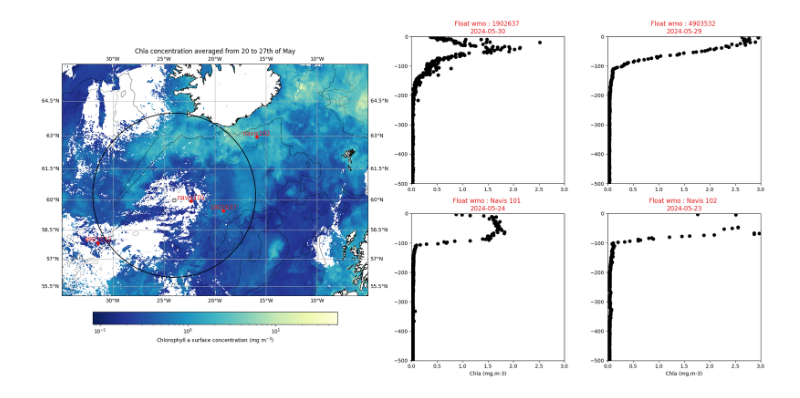
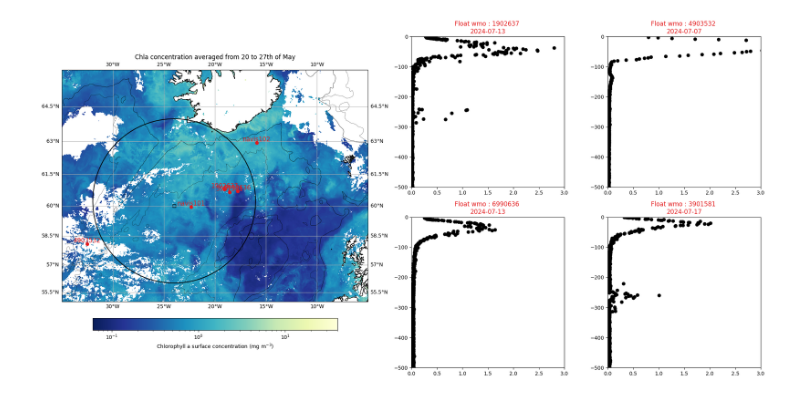
Before and after one commit to NOC-OBG-Autonomy/biocarbon_nrt_data_viz, a Jupyter notebook: Plotting_tools/sytnthetic_plots.ipynb, the cells around one changed output. Drawn from its saved outputs; the diff is of its cells as text; code cells hidden in the pictures.

Commit message:
some plotting work

```diff
--- a/Plotting_tools/sytnthetic_plots.ipynb
+++ b/Plotting_tools/sytnthetic_plots.ipynb
@@ -65,7 +78,7 @@ satellite_dir = os.path.join(data_dir, 'satellite')
 output_dir = os.path.join(parent_dir, 'Output/sat_plot')
 
 #Products come from satellite_data_download.ipynb
-chla_data = xr.open_dataset(os.path.join(satellite_dir, 'CMEMS_Iceland_Basin_CHLA_April-May2024.nc'))
+chla_data = xr.open_dataset(os.path.join(satellite_dir, 'CMEMS_Iceland_Basin_CHLA_April-July2024.nc'))
 #current_data = xr.open_dataset(os.path.join(satellite_dir, 'CMEMS_Iceland_Basin_SSH_April-May2024.nc'))
 
 #Chla colorbar
@@ -100,11 +113,19 @@ plot_4903532 = full_table[full_table['float'] == "4903532"]
 date_4903532 = plot_4903532['JULD'].unique()
 date_4903532_str = date_4903532[0].strftime("%Y-%m-%d")
 
-plot_101 = full_table[full_table['float'] == 'navis101']
-date_101 = plot_101['JULD'].unique()[0][0:10]
+plot_6990636 = full_table[full_table['float'] == "6990636"]
+date_6990636 = plot_6990636['JULD'].unique()
+date_6990636_str = date_6990636[0].strftime("%Y-%m-%d")
 
-plot_102 = full_table[full_table['float'] == 'navis102']
-date_102 = plot_102['JULD'].unique()[0][0:10]
+plot_3901581 = full_table[full_table['float'] == "3901581"]
+date_3901581 = plot_3901581['JULD'].unique()
+date_3901581_str = date_3901581[0].strftime("%Y-%m-%d")
+
+#plot_101 = full_table[full_table['float'] == 'navis101']
+#date_101 = plot_101['JULD'].unique()[0][0:10]
+
+#plot_102 = full_table[full_table['float'] == 'navis102']
+#date_102 = plot_102['JULD'].unique()[0][0:10]
 # %%
 float_colors = {"1902637": "#e41a1c", "4903532": "#4daf4a", "navis101": "#ff7f00", "navis102": "#b15928"}
 
@@ -148,39 +169,49 @@ ax1.set_rasterized(True)
 ax1.set_title('Chla concentration averaged from 20 to 27th of May')
 
 # Add the smaller subplots on the right side
 ax2 = fig.add_subplot(gs[0, 1])
 ax3 = fig.add_subplot(gs[0, 2])
 ax4 = fig.add_subplot(gs[1, 1])
 ax5 = fig.add_subplot(gs[1, 2])
 
 sc2 = ax2.scatter(plot_1902637["CHLA"], - (plot_1902637['PRES']), c = 'black')
 ax2.set_xlim(0, 3)
 ax2.set_ylim(-500, 0)
 ax2.set_title('Float wmo : 1902637 \n' + date_1902637_str, color = "#e41a1c")
 
 sc3 = ax3.scatter(plot_4903532["CHLA"], - (plot_4903532['PRES']), c = 'black')
 ax3.set_xlim(0, 3)
 ax3.set_ylim(-500, 0)
 ax3.set_title('Float wmo : 4903532 \n' + date_4903532_str, color = "#e41a1c")
 
-sc4 = ax4.scatter(plot_101["CHLA"], - (plot_101['PRES']), c = 'black')
+sc4 = ax4.scatter(plot_6990636["CHLA"], - (plot_6990636['PRES']), c = 'black')
 ax4.set_xlim(0, 3)
 ax4.set_ylim(-500, 0)
-ax4.set_xlabel('Chla (mg.m-3)')
-ax4.set_title('Float wmo : Navis 101 \n' + date_101, color = "#e41a1c")
+ax4.set_title('Float wmo : 6990636 \n' + date_6990636_str, color = "#e41a1c")
+
+sc5 = ax5.scatter(plot_3901581["CHLA"], - (plot_3901581['PRES']), c = 'black')
+ax5.set_xlim(0, 3)
+ax5.set_ylim(-500, 0)
+ax5.set_title('Float wmo : 3901581 \n' + date_3901581_str, color = "#e41a1c")
+
+# sc4 = ax4.scatter(plot_101["CHLA"], - (plot_101['PRES']), c = 'black')
+# ax4.set_xlim(0, 3)
+# ax4.set_ylim(-500, 0)
+# ax4.set_xlabel('Chla (mg.m-3)')
+# ax4.set_title('Float wmo : Navis 101 \n' + date_101, color = "#e41a1c")
 
 
-sc5 = ax5.scatter(plot_102["CHLA"], - (plot_102['PRES']), c = 'black')
-ax5.set_xlim(0, 3)
-ax5.set_ylim(-500, 0)
-ax5.set_xlabel('Chla (mg.m-3)')
-ax5.set_title('Float wmo : Navis 102 \n' + date_102 , color = "#e41a1c")
+# sc5 = ax5.scatter(plot_102["CHLA"], - (plot_102['PRES']), c = 'black')
+# ax5.set_xlim(0, 3)
+# ax5.set_ylim(-500, 0)
+# ax5.set_xlabel('Chla (mg.m-3)')
+# ax5.set_title('Float wmo : Navis 102 \n' + date_102 , color = "#e41a1c")
 
 
 # Adjust layout
 plt.tight_layout()
 
 # Display the plot
 plt.show()
 # %% [output]
-[figure, old version]
+[figure, new version]
```
Also changed, not shown: parts of 2 cells of this notebook, 1 other file.
